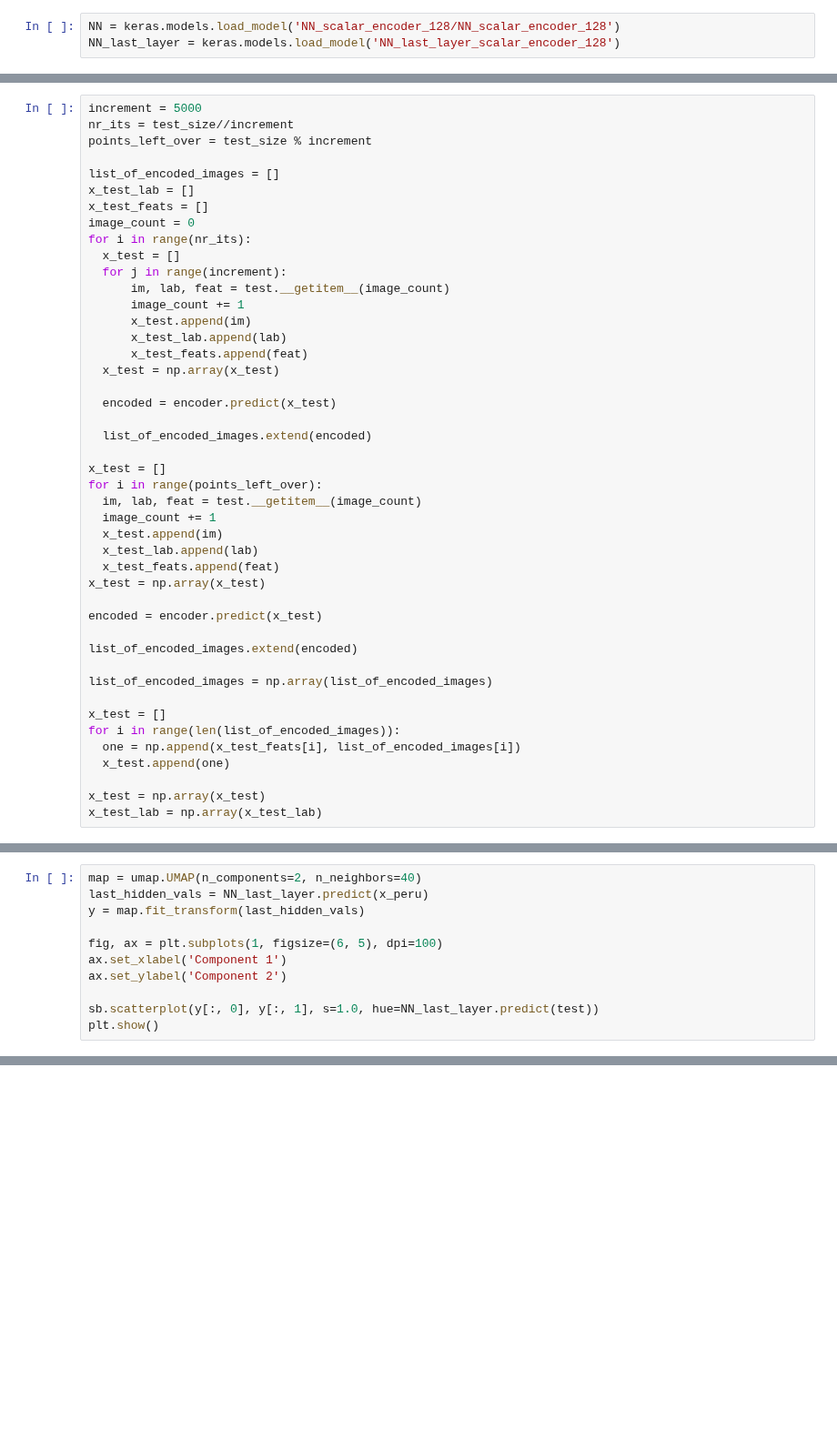
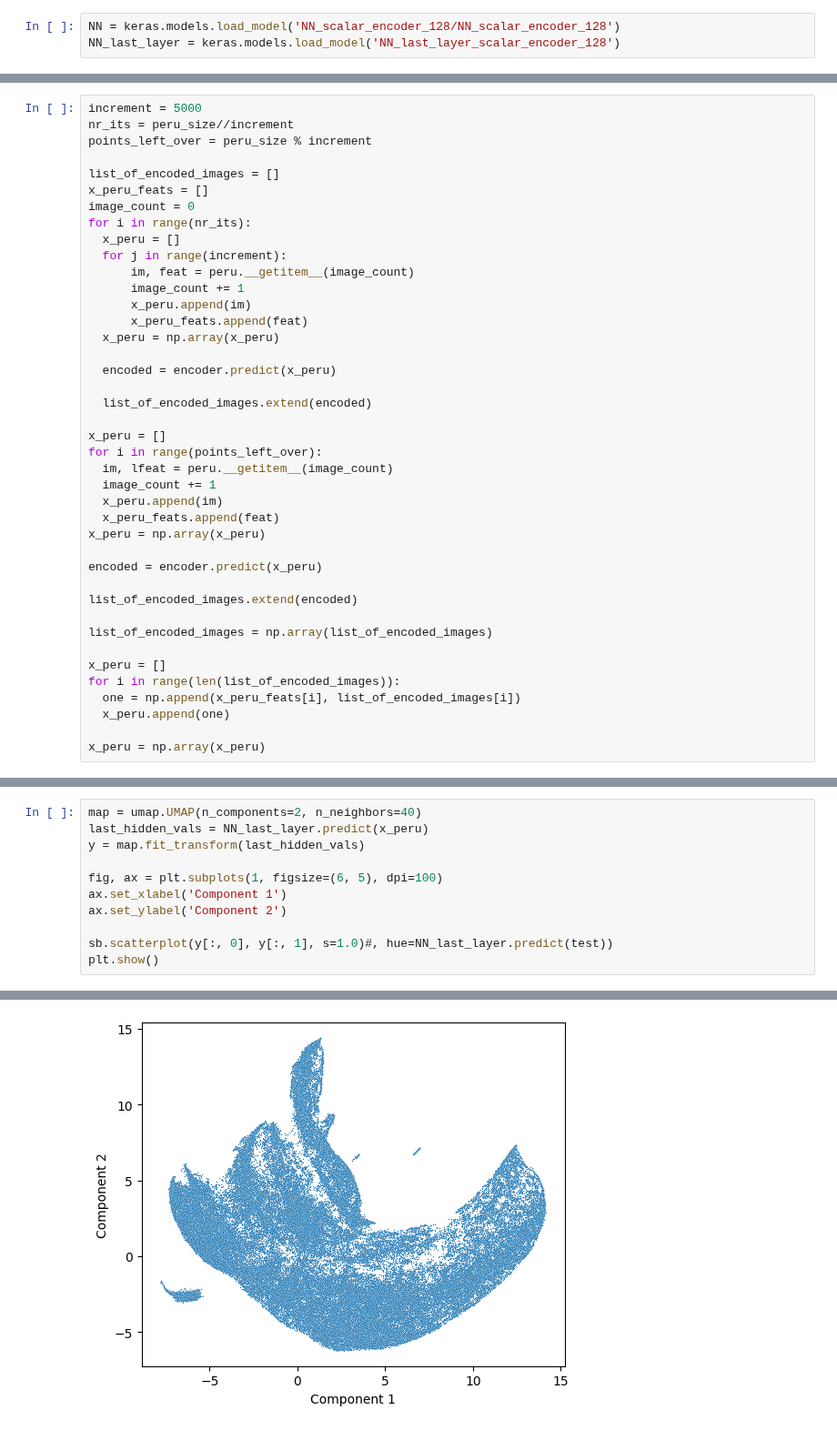
Before and after one commit to MadsNL/AMLMain, a Jupyter notebook: AML_IceCores_NN_load_model_UMAP_Peruvian.ipynb, the cells around one changed output, grey strips where cells are left out. Shown at 91% size. Cells and saved outputs as stored; diff of their text form; blank space fills up the shorter version.

```diff
--- a/AML_IceCores_NN_load_model_UMAP_Peruvian.ipynb
+++ b/AML_IceCores_NN_load_model_UMAP_Peruvian.ipynb
@@ -69,45 +76,41 @@ NN_last_layer = keras.models.load_model('NN_last_layer_scalar_encoder_128')
 # %%
 increment = 5000
-nr_its = test_size//increment
-points_left_over = test_size % increment
+nr_its = peru_size//increment
+points_left_over = peru_size % increment
 
 list_of_encoded_images = []
-x_test_lab = []
-x_test_feats = []
+x_peru_feats = []
 image_count = 0
 for i in range(nr_its):
-  x_test = []
+  x_peru = []
   for j in range(increment):
-      im, lab, feat = test.__getitem__(image_count)
+      im, feat = peru.__getitem__(image_count)
       image_count += 1
-      x_test.append(im)
-      x_test_lab.append(lab)
-      x_test_feats.append(feat)
-  x_test = np.array(x_test)
+      x_peru.append(im)
+      x_peru_feats.append(feat)
+  x_peru = np.array(x_peru)
 
-  encoded = encoder.predict(x_test)
+  encoded = encoder.predict(x_peru)
 
   list_of_encoded_images.extend(encoded)
 
-x_test = []
+x_peru = []
 for i in range(points_left_over):
-  im, lab, feat = test.__getitem__(image_count)
+  im, lfeat = peru.__getitem__(image_count)
   image_count += 1
-  x_test.append(im)
-  x_test_lab.append(lab)
-  x_test_feats.append(feat)
-x_test = np.array(x_test)
+  x_peru.append(im)
+  x_peru_feats.append(feat)
+x_peru = np.array(x_peru)
 
-encoded = encoder.predict(x_test)
+encoded = encoder.predict(x_peru)
 
 list_of_encoded_images.extend(encoded)
 
 list_of_encoded_images = np.array(list_of_encoded_images)
 
-x_test = []
+x_peru = []
 for i in range(len(list_of_encoded_images)):
-  one = np.append(x_test_feats[i], list_of_encoded_images[i])
-  x_test.append(one)
+  one = np.append(x_peru_feats[i], list_of_encoded_images[i])
+  x_peru.append(one)
 
-x_test = np.array(x_test)
-x_test_lab = np.array(x_test_lab)
+x_peru = np.array(x_peru)
@@ -120,6 +127,6 @@ fig, ax = plt.subplots(1, figsize=(6, 5), dpi=100)
 ax.set_xlabel('Component 1')
 ax.set_ylabel('Component 2')
 
-sb.scatterplot(y[:, 0], y[:, 1], s=1.0, hue=NN_last_layer.predict(test))
+sb.scatterplot(y[:, 0], y[:, 1], s=1.0)#, hue=NN_last_layer.predict(test))
 plt.show()
 # %% [output]
@@ -126,0 +133 @@ ValueError: ignored
+[figure, added]
```
Also changed, not shown: parts of 5 cells of this notebook.
